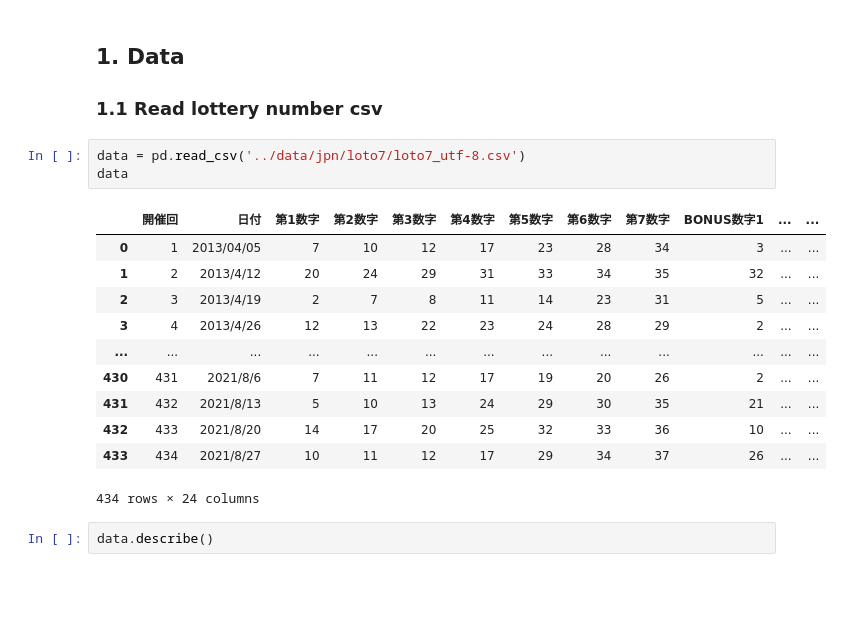
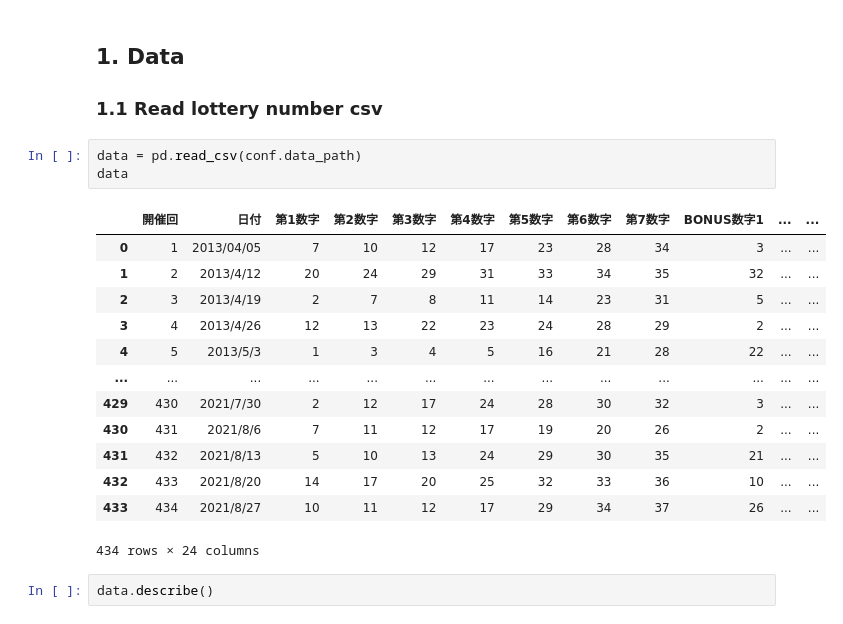
Before and after one commit to newini/lottery-number-generator, a Jupyter notebook: books/loto7.ipynb, the cells around one changed output. Cells and saved outputs as stored; diff of their text form; blank space fills up the shorter version.

```diff
--- a/books/loto7.ipynb
+++ b/books/loto7.ipynb
@@ -85,15 +36,17 @@ batch_size = 32
 ## 1. Data
 ### 1.1 Read lottery number csv
 # %%
-data = pd.read_csv('../data/jpn/loto7/loto7_utf-8.csv')
+data = pd.read_csv(conf.data_path)
 data
 # %% [output]
 |  | 開催回 | 日付 | 第1数字 | 第2数字 | 第3数字 | 第4数字 | 第5数字 | 第6数字 | 第7数字 | BONUS数字1 | ... | ... |
 | 0 | 1 | 2013/04/05 | 7 | 10 | 12 | 17 | 23 | 28 | 34 | 3 | ... | ... |
 | 1 | 2 | 2013/4/12 | 20 | 24 | 29 | 31 | 33 | 34 | 35 | 32 | ... | ... |
 | 2 | 3 | 2013/4/19 | 2 | 7 | 8 | 11 | 14 | 23 | 31 | 5 | ... | ... |
 | 3 | 4 | 2013/4/26 | 12 | 13 | 22 | 23 | 24 | 28 | 29 | 2 | ... | ... |
+| 4 | 5 | 2013/5/3 | 1 | 3 | 4 | 5 | 16 | 21 | 28 | 22 | ... | ... |
 | ... | ... | ... | ... | ... | ... | ... | ... | ... | ... | ... | ... | ... |
+| 429 | 430 | 2021/7/30 | 2 | 12 | 17 | 24 | 28 | 30 | 32 | 3 | ... | ... |
 | 430 | 431 | 2021/8/6 | 7 | 11 | 12 | 17 | 19 | 20 | 26 | 2 | ... | ... |
 | 431 | 432 | 2021/8/13 | 5 | 10 | 13 | 24 | 29 | 30 | 35 | 21 | ... | ... |
 | 432 | 433 | 2021/8/20 | 14 | 17 | 20 | 25 | 32 | 33 | 36 | 10 | ... | ... |
```
Also changed, not shown: parts of 17 cells of this notebook.
